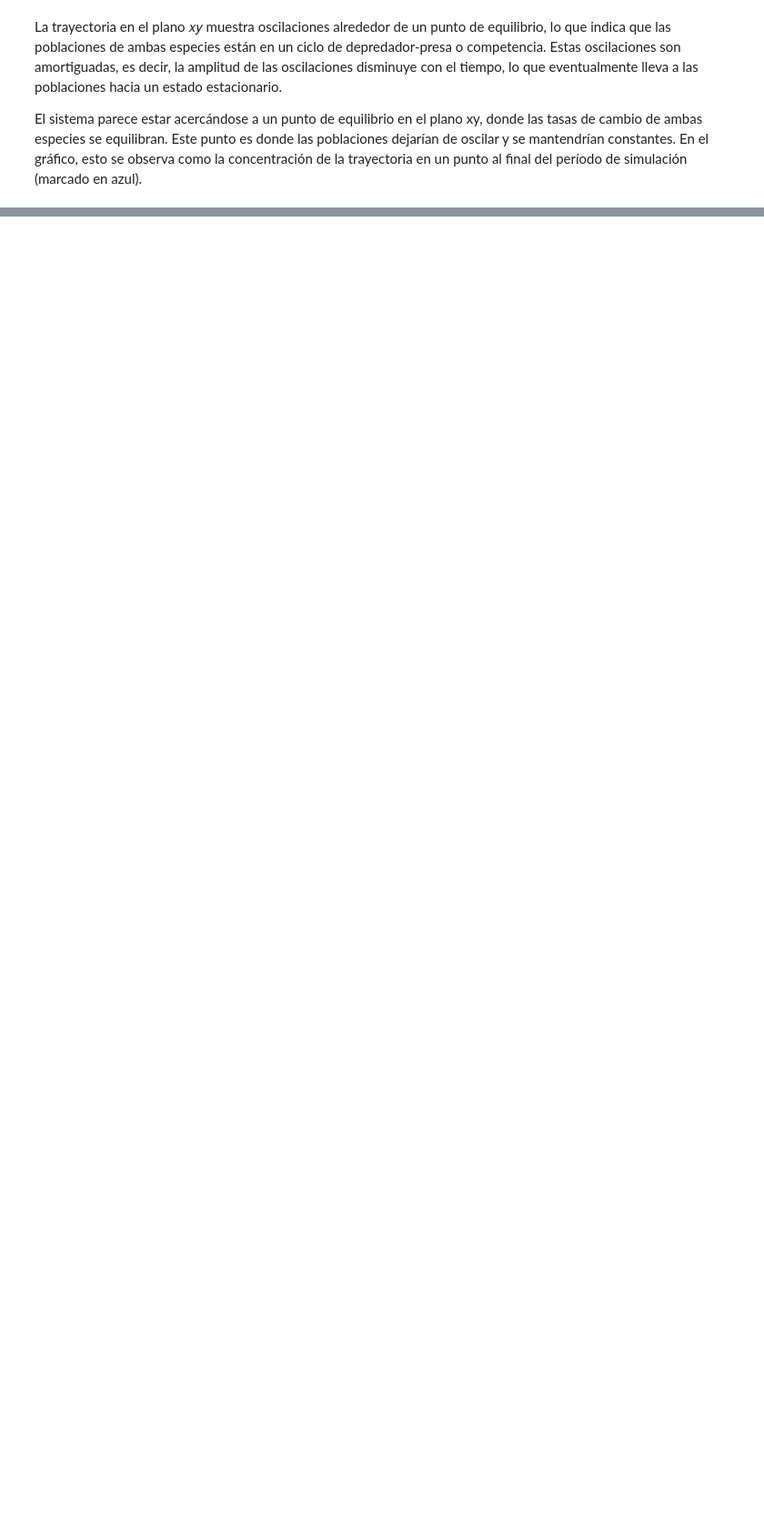
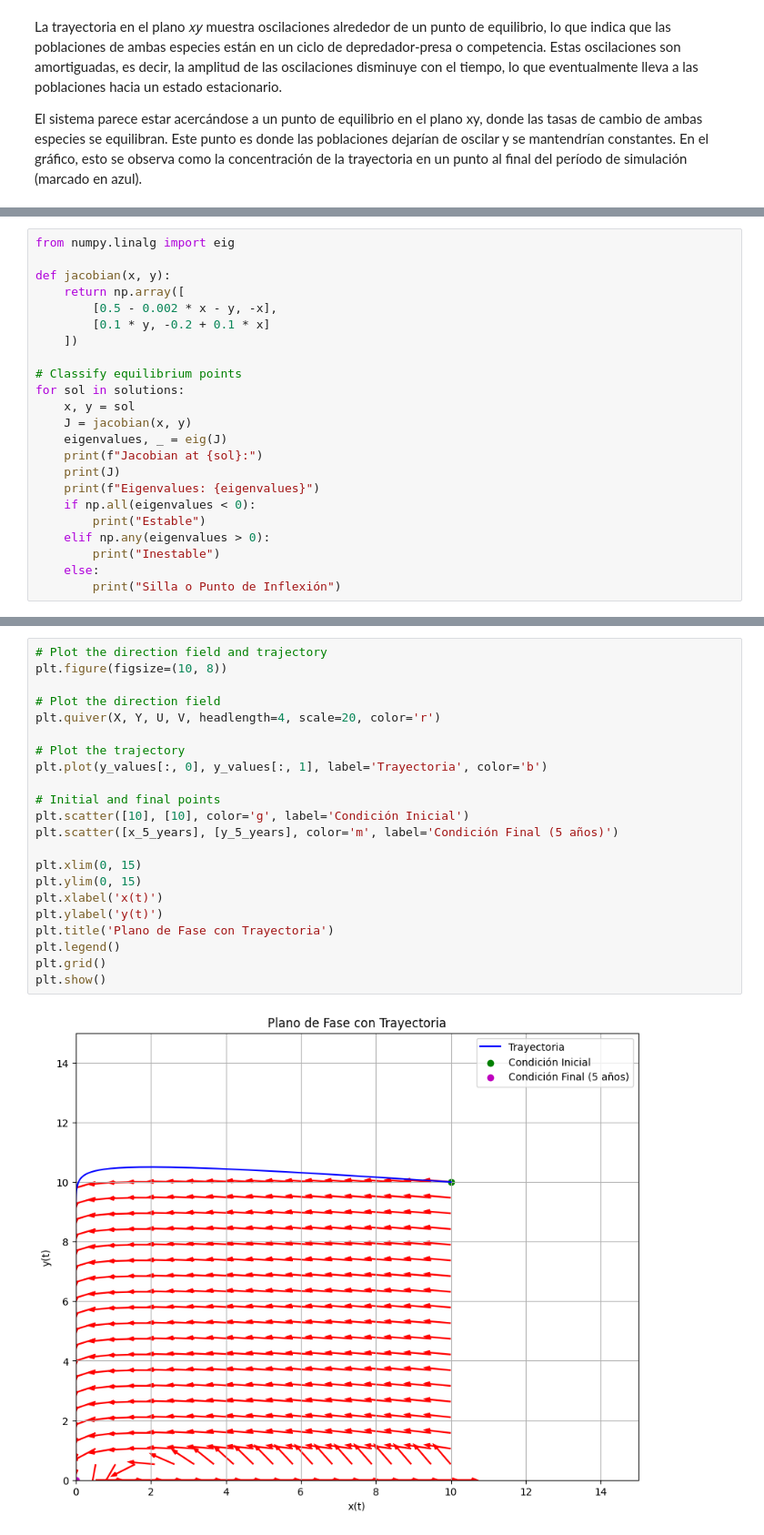
Before and after one commit to XaviAlvarado18/ModSim-Lab03, a Jupyter notebook: Lab03.ipynb, the cells around one changed output, grey strips where cells are left out. Shown at 91% size. Drawn from its saved outputs; the diff is of its cells as text; blank space fills up the shorter version.

```diff
--- a/Lab03.ipynb
+++ b/Lab03.ipynb
@@ -254,0 +341,23 @@ El sistema parece estar acercándose a un punto de equilibrio en el plano  xy, d
+# %%
+from numpy.linalg import eig
+
+def jacobian(x, y):
+    return np.array([
+        [0.5 - 0.002 * x - y, -x],
+        [0.1 * y, -0.2 + 0.1 * x]
+    ])
+
+# Classify equilibrium points
+for sol in solutions:
+    x, y = sol
+    J = jacobian(x, y)
+    eigenvalues, _ = eig(J)
+    print(f"Jacobian at {sol}:")
+    print(J)
+    print(f"Eigenvalues: {eigenvalues}")
+    if np.all(eigenvalues < 0):
+        print("Estable")
+    elif np.any(eigenvalues > 0):
+        print("Inestable")
+    else:
+        print("Silla o Punto de Inflexión")
@@ -254,0 +421,24 @@ El sistema parece estar acercándose a un punto de equilibrio en el plano  xy, d
+# %%
+# Plot the direction field and trajectory
+plt.figure(figsize=(10, 8))
+
+# Plot the direction field
+plt.quiver(X, Y, U, V, headlength=4, scale=20, color='r')
+
+# Plot the trajectory
+plt.plot(y_values[:, 0], y_values[:, 1], label='Trayectoria', color='b')
+
+# Initial and final points
+plt.scatter([10], [10], color='g', label='Condición Inicial')
+plt.scatter([x_5_years], [y_5_years], color='m', label='Condición Final (5 años)')
+
+plt.xlim(0, 15)
+plt.ylim(0, 15)
+plt.xlabel('x(t)')
+plt.ylabel('y(t)')
+plt.title('Plano de Fase con Trayectoria')
+plt.legend()
+plt.grid()
+plt.show()
+# %% [output]
+[figure, added]
```
Also changed, not shown: parts of 10 cells of this notebook.
